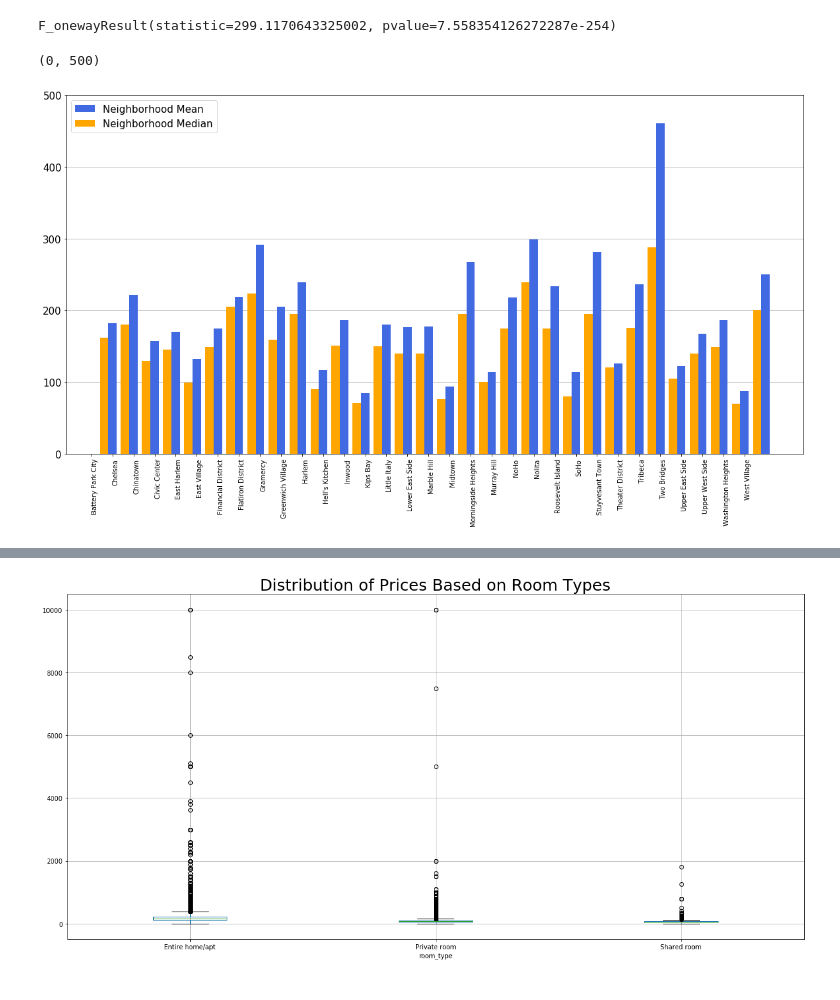
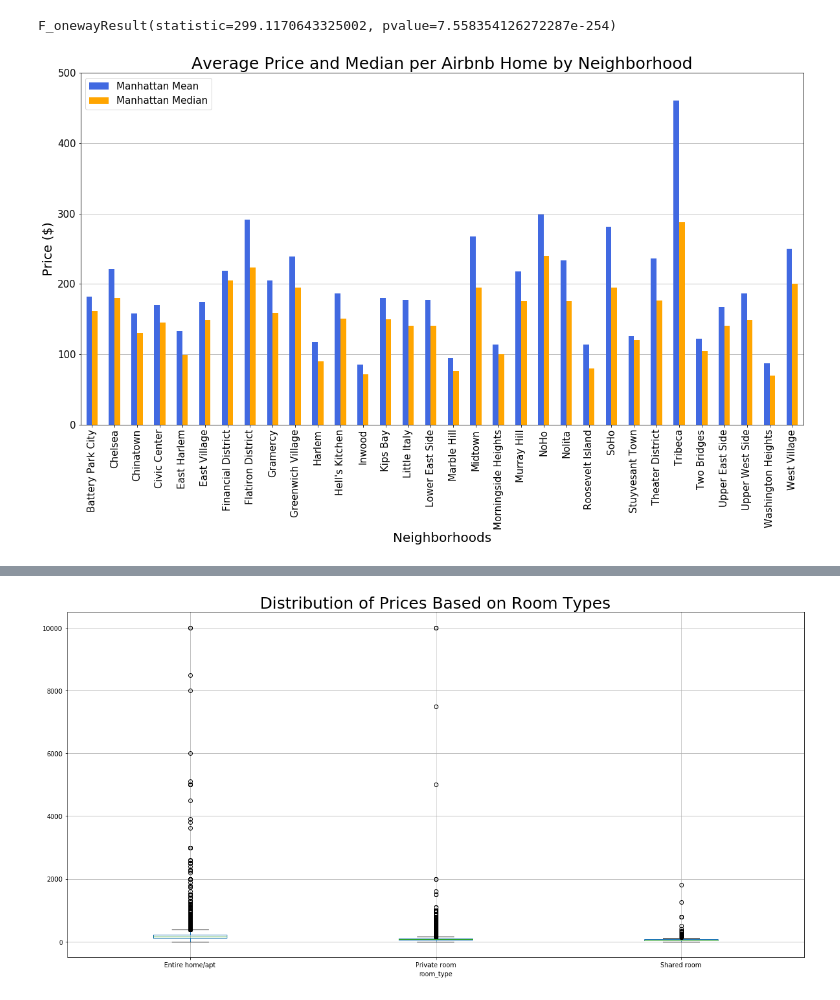
Before and after one commit to josephsy96/Project_1, a Jupyter notebook: Airbnb_Analysis.ipynb, the cells around one changed output, grey strips where cells are left out. Cells and saved outputs as stored; diff of their text form; code cells hidden in the pictures.

Commit message:
more formatting

```diff
--- a/Airbnb_Analysis.ipynb
+++ b/Airbnb_Analysis.ipynb
@@ -83,33 +82,31 @@ stats.f_oneway(Bronx_hood, Brooklyn_hood, Manhaton_hood, Queens_hood, Staten_hoo
 # %% [output]
 F_onewayResult(statistic=299.1170643325002, pvalue=7.558354126272287e-254)
 # %%
-#Find calculations for charts
-bur_group = nyc_df[['neighbourhood_group','price']]
-
+#average & median price in Manhattan
 manhattan = pd.DataFrame(nyc_df.loc[nyc_df['neighbourhood_group']=='Manhattan',:])
 
 m_group = manhattan.groupby(['neighbourhood'])
 
-nmean = pd.DataFrame(m_group['price'].mean()).reset_index()
-nmean_p = nmean['price']
-nmedian = pd.DataFrame(m_group['price'].median()).reset_index()
-nmedian_p = nmedian['price']
+man_mean = round(m_group['price'].mean(),2)
+man_median = m_group['price'].median()
+
+#Create Dataframe
+mm_df = pd.DataFrame({'Manhattan Mean':man_mean,'Manhattan Median':man_median})
-# %%
-#Bar chart to portray the average of prices in each neighborhood in Manhattan
-xpos= np.arange(len(nmean))
-
-
-#Plot the chart
-plt.figure(figsize=(20,10))
-plt.bar(xpos+1,nmean_p,label='Neighborhood Mean',width=0.4,color='royalblue',zorder=3);
-plt.bar(xpos+0.6,nmedian_p,label='Neighborhood Median',width=0.4,color='orange',zorder=3);
-
-#Chart formatting
-plt.legend(loc='best',prop = {'size':15})
-plt.grid(axis='y')
-plt.xticks(xpos,nmean['neighbourhood'],rotation=90,ha='left')
-plt.yticks(size=15)
-plt.ylim(0,500)
-# %% [output]
-(0, 500)
-[figure, removed]
+# %%
+#Plot the chart
+mm_df.plot(kind="bar",color = ['royalblue','orange'],figsize=(20,10),zorder=3)
+
+#Chart formatting
+plt.legend(loc='best',prop = {'size':15})
+plt.title('Average Price and Median per Airbnb Home by Neighborhood',size=25)
+plt.xlabel('Neighborhoods', size=20)
+plt.ylabel('Price ($)', size=20)
+plt.grid(axis='y')
+plt.xticks(size=15,rotation=90)
+plt.yticks(size=15)
+plt.ylim(0,500)
+
+#save as .png
+plt.savefig('Airbnb Data/avg_med_manhattan.png')
+# %% [output]
+[figure, added]
```
Also changed, not shown: parts of 6 cells of this notebook, 4 other files.
